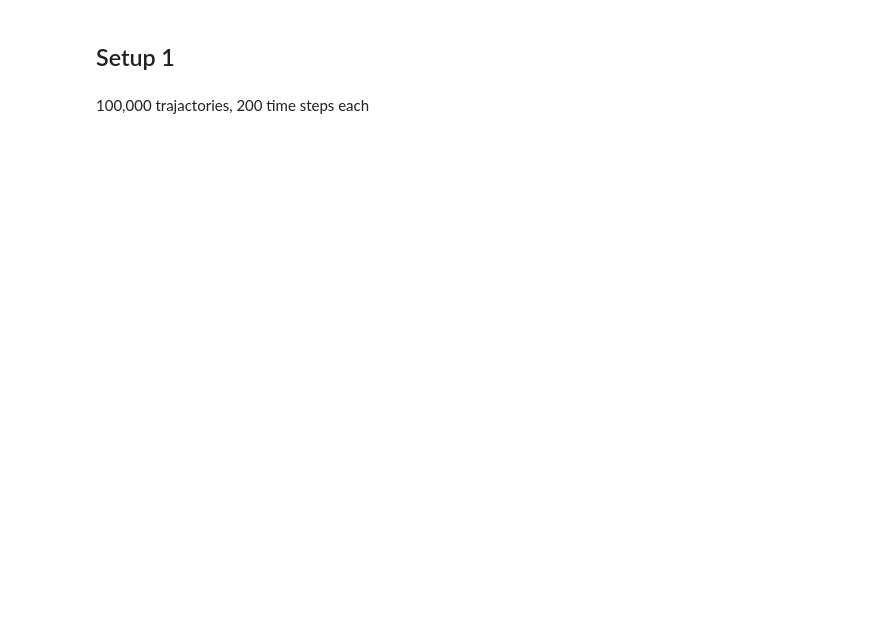
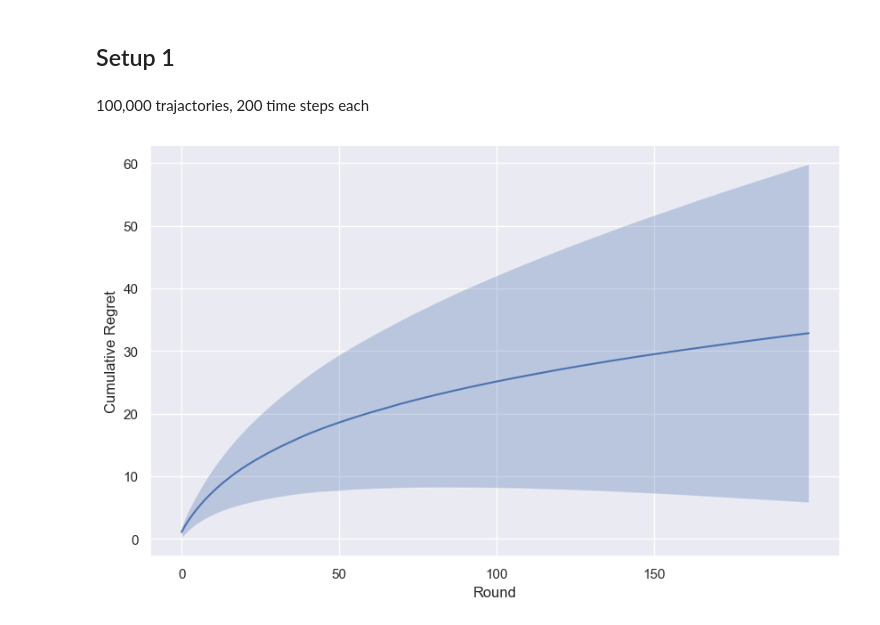
Before and after one commit to xjxyys/In-context-RL, a Jupyter notebook: experiment.ipynb, the cells around one changed output. Saved outputs shown, nothing was run; the diff lists cells and outputs as text; code cells hidden in the pictures; blank space fills up the shorter version.

```diff
--- a/experiment.ipynb
+++ b/experiment.ipynb
@@ -62,0 +66,19 @@ std_regrets = np.std(all_regrets, axis=0)
+# %%
+# read data
+df_regrets = pd.read_csv('linucb_regrets.csv')
+# %%
+# Plot the average regret with confidence interval
+import matplotlib.pyplot as plt
+import seaborn as sns
+sns.set()
+plt.figure(figsize=(10, 6))
+plt.plot(df_regrets.mean(), label='LinUCB')
+plt.fill_between(df_regrets.columns, df_regrets.mean() - df_regrets.std(), df_regrets.mean() + df_regrets.std(), alpha=0.3)
+plt.xlabel('Round')
+# ever 50 rounds set a x-tick
+plt.xticks(np.arange(0, T, 50))
+plt.ylabel('Cumulative Regret')
+plt.savefig('linucb_regret.png')
+plt.show()
+# %% [output]
+[figure, added]
```
Also changed, not shown: parts of 9 cells of this notebook, 7 other files.
